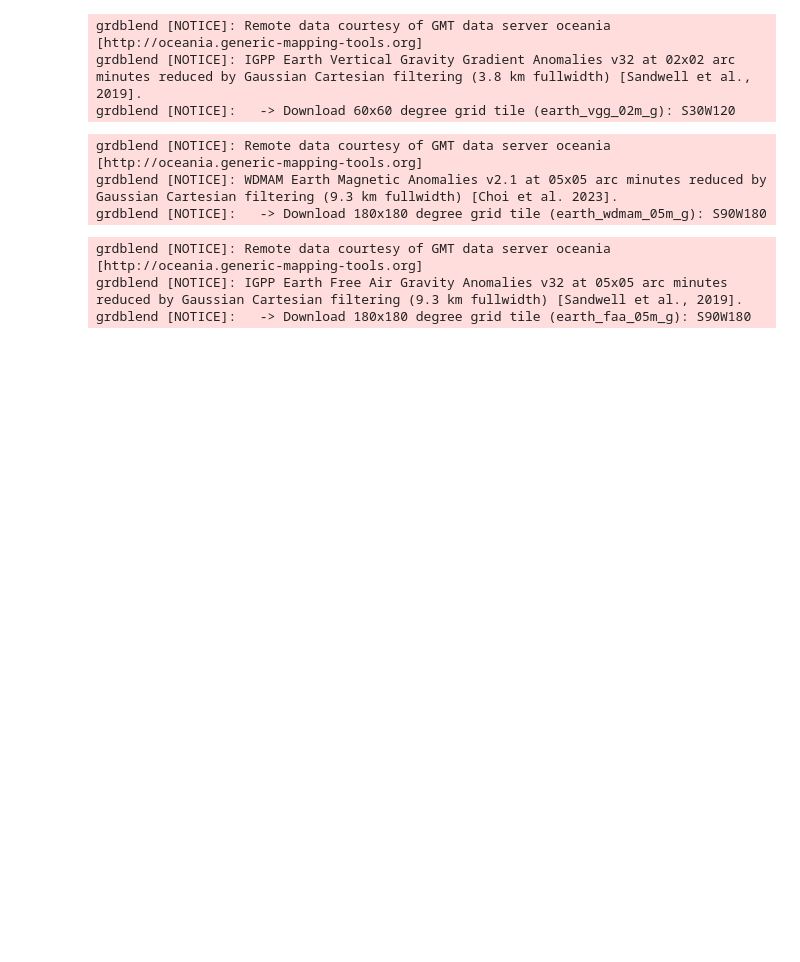
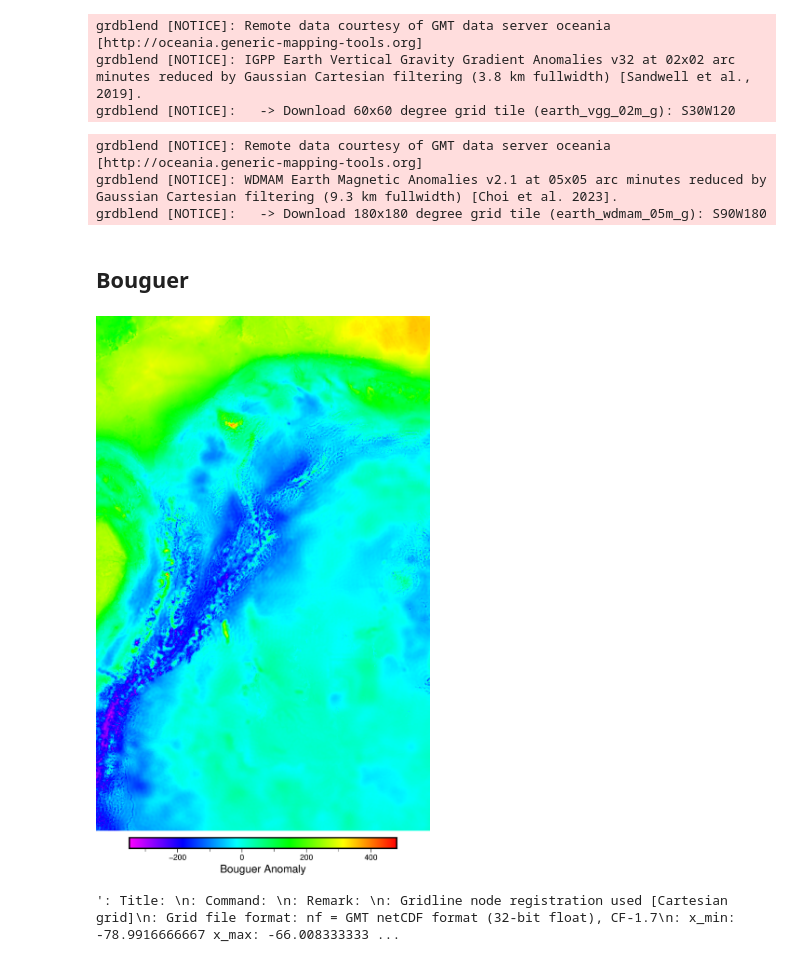
Before and after one commit to jcmefra/Geothermal-Gradient-Machine-Learning, a Jupyter notebook: data/pygmt.ipynb, the cells around one changed output. Saved outputs shown, nothing was run; the diff lists cells and outputs as text; code cells hidden in the pictures; blank space fills up the shorter version.

```diff
--- a/data/pygmt.ipynb
+++ b/data/pygmt.ipynb
@@ -29,13 +30,59 @@ grdblend [NOTICE]: WDMAM Earth Magnetic Anomalies v2.1 at 05x05 arc minutes redu
 grdblend [NOTICE]:   -> Download 180x180 degree grid tile (earth_wdmam_05m_g): S90W180
 # %%
 grid = load_earth_free_air_anomaly(
-    resolution="05m",
+    resolution="01m",
     region=[-79, -66, -5, 15],
-    registration="gridline",
+    registration="pixel",
 )
 
 grid.to_netcdf("colombia_FAA.nc")
-# %% [output]
-grdblend [NOTICE]: Remote data courtesy of GMT data server oceania [http://oceania.generic-mapping-tools.org]
-grdblend [NOTICE]: IGPP Earth Free Air Gravity Anomalies v32 at 05x05 arc minutes reduced by Gaussian Cartesian filtering (9.3 km fullwidth) [Sandwell et al., 2019].
-grdblend [NOTICE]:   -> Download 180x180 degree grid tile (earth_faa_05m_g): S90W180
+# %% [markdown]
+## Bouguer
+# %%
+import pygmt
+import xarray as xr
+import harmonica as hm
+import numpy as np
+
+# Load the Free Air Anomaly data
+free_air = pygmt.datasets.load_earth_free_air_anomaly(
+    resolution="01m",
+    region=[-79, -66, -5, 15],
+    registration="pixel"
+)
+
+# Load the Earth relief (elevation) data
+elevation = pygmt.datasets.load_earth_relief(
+    resolution="01m",
+    region=[-79, -66, -5, 15],
+    registration="pixel",
+    use_srtm=True
+)
+
+# Handle NaN values if necessary
+free_air = free_air.fillna(0)
+elevation = elevation.fillna(0)
+
+# Calculate the Bouguer correction (in mGal)
+bouguer_correction = hm.bouguer_correction(elevation)
+
+# Calculate the Bouguer anomaly (in mGal)
+bouguer_anomaly = free_air - bouguer_correction
+
+# Ensure that the Bouguer anomaly array is not empty and does not contain only NaN values
+if bouguer_anomaly.size == 0 or np.all(np.isnan(bouguer_anomaly)):
+    raise ValueError("Bouguer anomaly calculation resulted in an empty or invalid array.")
+
+# Plotting the Bouguer anomaly
+fig = pygmt.Figure()
+
+# Explicitly convert min and max values to float
+min_anomaly = float(bouguer_anomaly.min())
+max_anomaly = float(bouguer_anomaly.max())
+
+pygmt.makecpt(cmap="rainbow", series=[min_anomaly, max_anomaly])
+fig.grdimage(grid=bouguer_anomaly, cmap=True, projection="M6i")
+fig.colorbar(frame='af+l"Bouguer Anomaly"')
+fig.show()
+# %% [output]
+[figure, added]
@@ -41,0 +91,4 @@ grdblend [NOTICE]:   -> Download 180x180 degree grid tile (earth_faa_05m_g): S90
+# %%
+pygmt.grdinfo(bouguer_anomaly)
+# %% [output]
+': Title: \n: Command: \n: Remark: \n: Gridline node registration used [Cartesian grid]\n: Grid file format: nf = GMT netCDF format (32-bit float), CF-1.7\n: x_min: -78.9916666667 x_max: -66.008333333 ...
```
Also changed, not shown: parts of 2 cells of this notebook, 21 other files.
